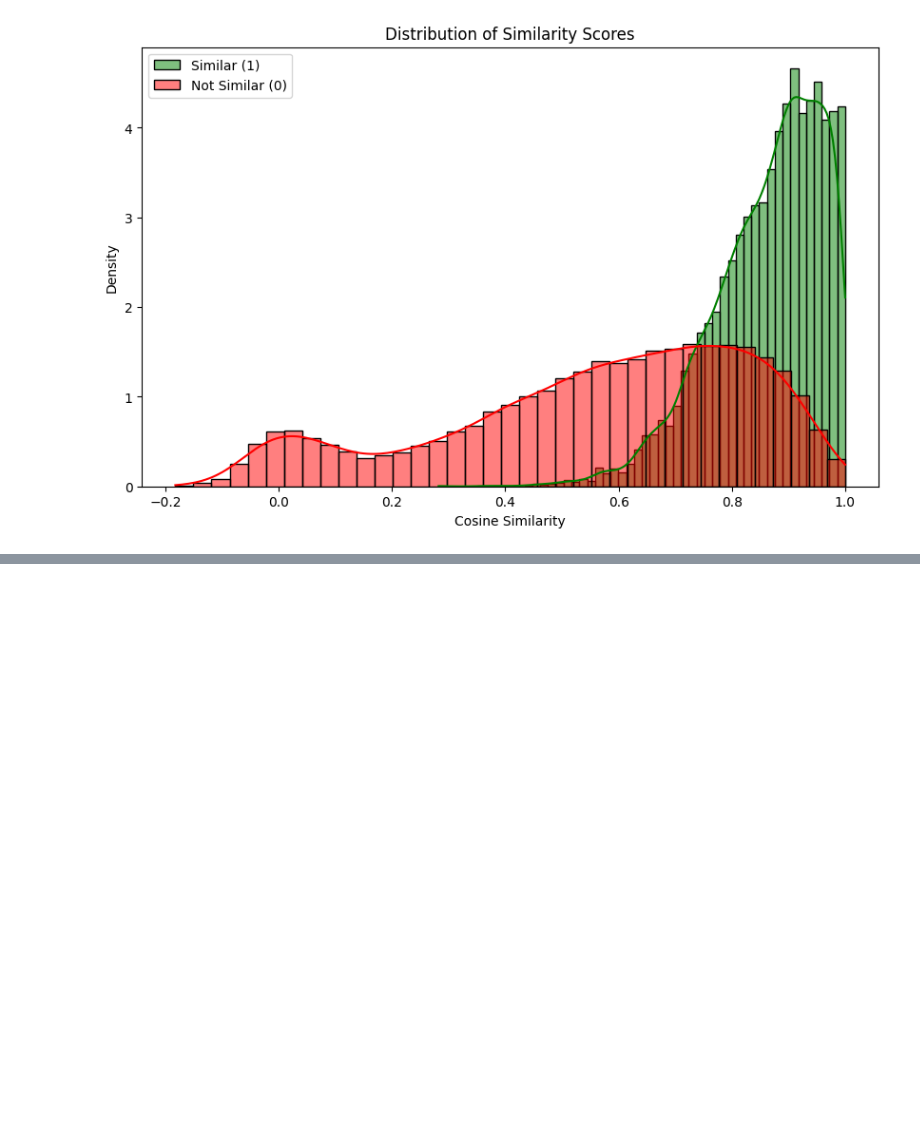
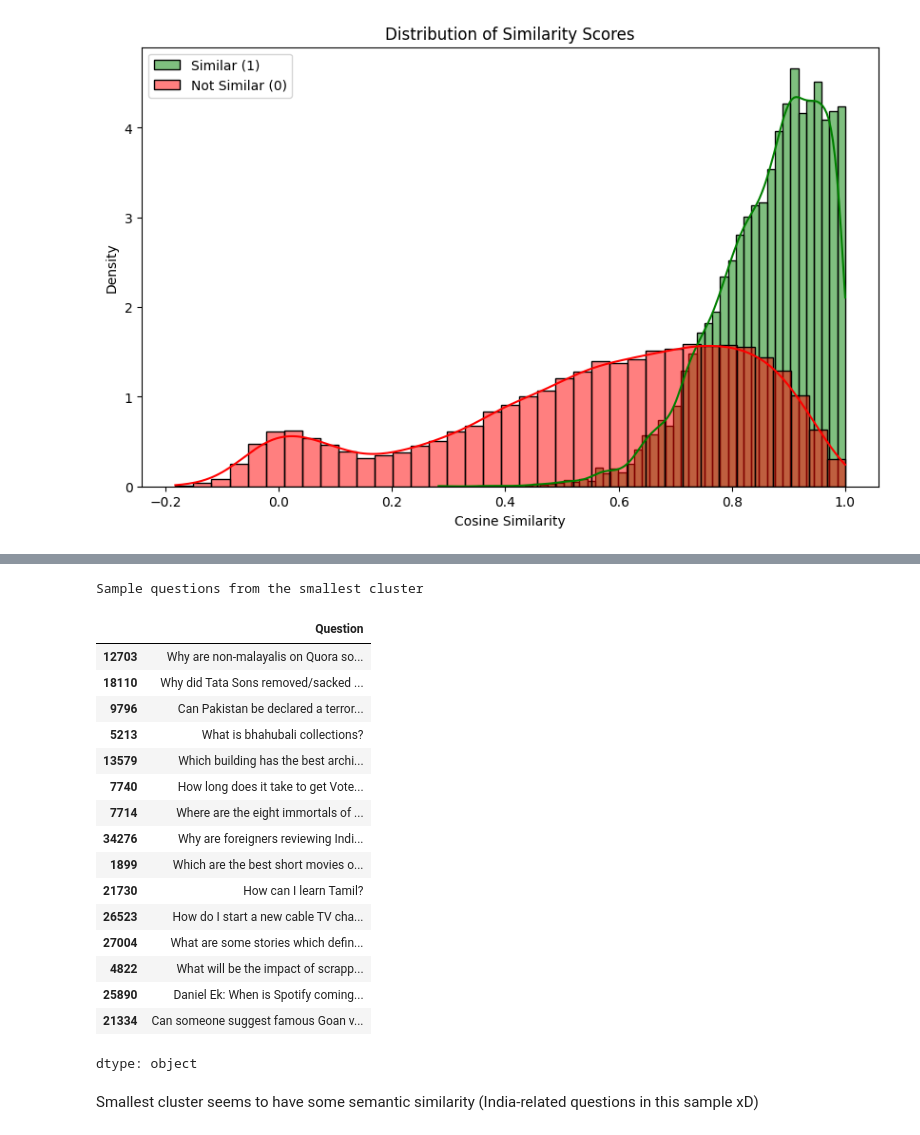
Before and after one commit to jatin-reddy/Semantic_Similarity_NLP, a Jupyter notebook: Semantic_Similarity.ipynb, the cells around one changed output, grey strips where cells are left out. Cells and saved outputs as stored; diff of their text form; code cells hidden in the pictures; blank space fills up the shorter version.

```diff
--- a/Semantic_Similarity.ipynb
+++ b/Semantic_Similarity.ipynb
@@ -201,0 +428,30 @@ plt.show()
+# %%
+smallest_cluster = cluster_counts.index[-1]
+smallest_cluster_size = cluster_counts.iloc[-1]
+
+SAMPLE_SIZE = min(15, smallest_cluster_size)
+print(f"Sample questions from the smallest cluster")
+
+questions_in_cluster = cluster_df[cluster_df['Cluster_No.'] == smallest_cluster]['Question'].sample(SAMPLE_SIZE, random_state=42)
+questions_in_cluster
+# %% [output]
+Sample questions from the smallest cluster
+|  | Question |
+| 12703 | Why are non-malayalis on Quora so... |
+| 18110 | Why did Tata Sons removed/sacked ... |
+| 9796 | Can Pakistan be declared a terror... |
+| 5213 | What is bhahubali collections? |
+| 13579 | Which building has the best archi... |
+| 7740 | How long does it take to get Vote... |
+| 7714 | Where are the eight immortals of ... |
+| 34276 | Why are foreigners reviewing Indi... |
+| 1899 | Which are the best short movies o... |
+| 21730 | How can I learn Tamil? |
+| 26523 | How do I start a new cable TV cha... |
+| 27004 | What are some stories which defin... |
+| 4822 | What will be the impact of scrapp... |
+| 25890 | Daniel Ek: When is Spotify coming... |
+| 21334 | Can someone suggest famous Goan v... |
+dtype: object
+# %% [markdown]
+Smallest cluster seems to have some semantic similarity (India-related questions in this sample xD)
```
Also changed, not shown: parts of 11 cells of this notebook.
